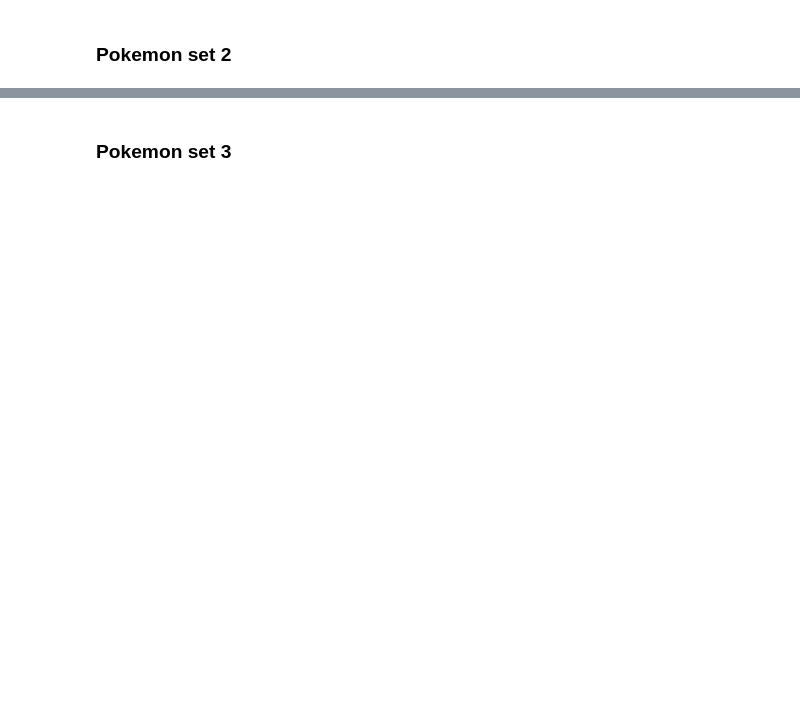
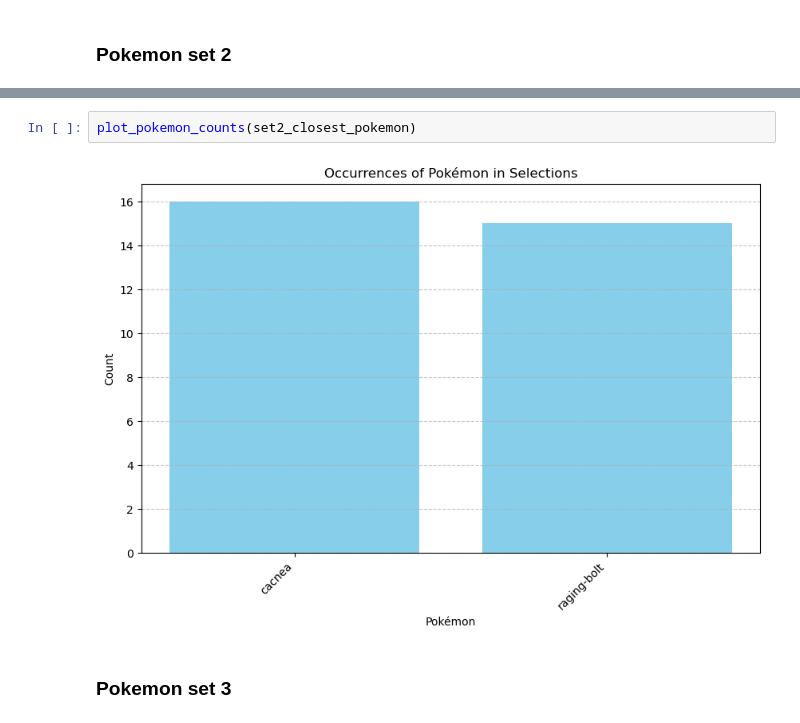
Before and after one commit to ZanZver/PokemonBattles, a Jupyter notebook: Code/code.ipynb, the cells around one changed output, grey strips where cells are left out. Cells and saved outputs as stored; diff of their text form; blank space fills up the shorter version.

```diff
--- a/Code/code.ipynb
+++ b/Code/code.ipynb
@@ -272,3 +377,7 @@ Closest Pokemon to Solution: raging-bolt
+# %%
+plot_pokemon_counts(set2_closest_pokemon)
+# %% [output]
+[figure, added]
 # %% [markdown]
 ### Pokemon set 3
 # %%
```
Also changed, not shown: parts of 34 cells of this notebook, 1 other file.
